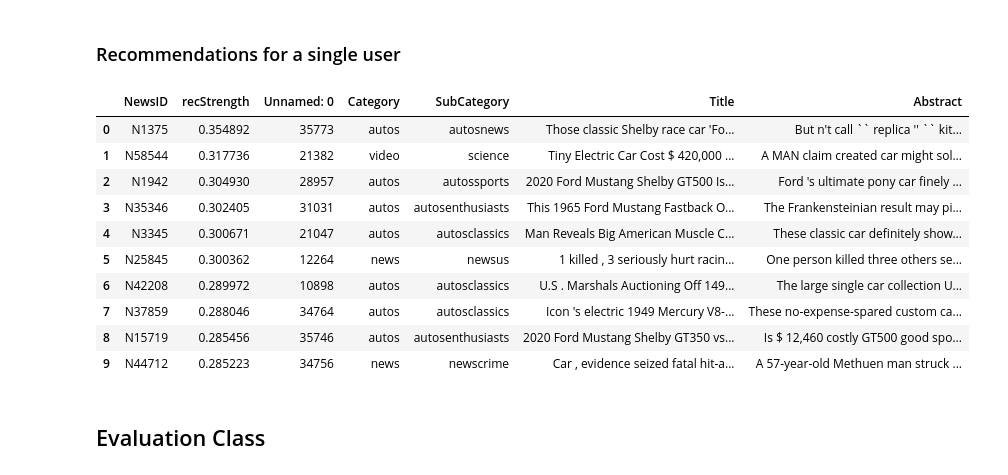
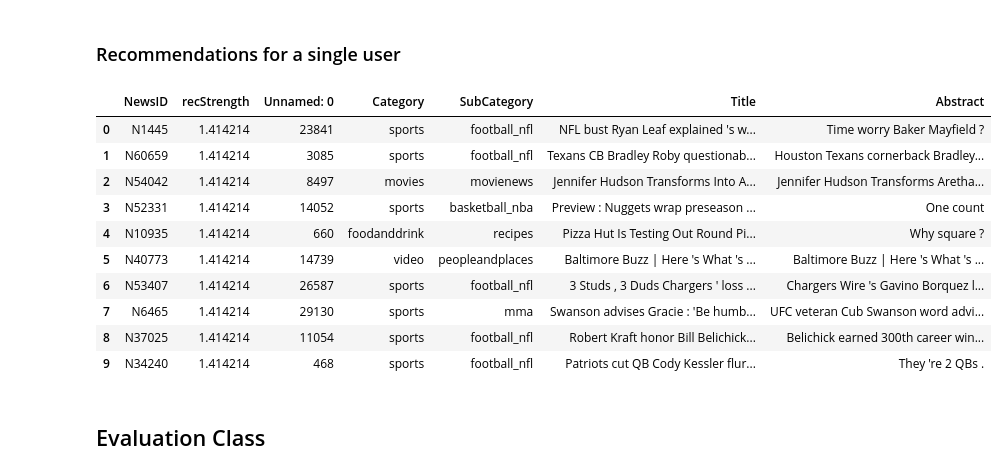
Before and after one commit to Vozak16/UCU_AI_Course_Project, a Jupyter notebook: 2. Content Based Recommender.ipynb, the cells around one changed output. Cells and saved outputs as stored; diff of their text form; code cells hidden in the pictures.

Commit message:
added different metrics for distance measurement in CB

```diff
--- a/2. Content Based Recommender.ipynb
+++ b/2. Content Based Recommender.ipynb
@@ -234,5 +297,5 @@ pd.DataFrame(sorted(zip(tfidf_feature_names,
 # %%
-class ContentBasedRecommender:
+class ContentBasedRecommenderCosineSimilarity:
     MODEL_NAME = 'Content-Based'
 
     def __init__(self, items_df=None):
@@ -271,25 +334,63 @@ class ContentBasedRecommender:
 
         return recommendations_df
 
-content_based_recommender_model = ContentBasedRecommender(filtered_articles)
+class ContentBasedRecommenderEuclidean(ContentBasedRecommenderCosineSimilarity):
+
+    def _get_similar_items_to_user_profile(self, person_id, topn=1000):
+        # Computes the cosine similarity between the user profile and all item profiles
+        euclidean_similarities = euclidean_distances(user_profiles[person_id], tfidf_matrix)
+        # Gets the top similar items
+        similar_indices = euclidean_similarities.argsort().flatten()[-topn:]
+        # Sort the similar items by similarity
+        similar_items = sorted([(item_ids[i], euclidean_similarities[0,i]) for i in similar_indices], key=lambda x: -x[1])
+        return similar_items
+
+class ContentBasedRecommenderManhattan(ContentBasedRecommenderCosineSimilarity):
+
+    def _get_similar_items_to_user_profile(self, person_id, topn=1000):
+        # Computes the cosine similarity between the user profile and all item profiles
+        manhattan_similarities = manhattan_distances(user_profiles[person_id], tfidf_matrix)
+        # Gets the top similar items
+        similar_indices = manhattan_similarities.argsort().flatten()[-topn:]
+        # Sort the similar items by similarity
+        similar_items = sorted([(item_ids[i], manhattan_similarities[0,i]) for i in similar_indices], key=lambda x: -x[1])
+        return similar_items
+
+class ContentBasedRecommenderPolynomialKernel(ContentBasedRecommenderCosineSimilarity):
+
+    def _get_similar_items_to_user_profile(self, person_id, topn=1000):
+        # Computes the cosine similarity between the user profile and all item profiles
+        polynomial_similarities = polynomial_kernel(user_profiles[person_id], tfidf_matrix)
+        # Gets the top similar items
+        similar_indices = polynomial_similarities.argsort().flatten()[-topn:]
+        # Sort the similar items by similarity
+        similar_items = sorted([(item_ids[i], polynomial_similarities[0,i]) for i in similar_indices], key=lambda x: -x[1])
+        return similar_items
+
+
+content_based_recommender_model_cosine = ContentBasedRecommenderCosineSimilarity(filtered_articles)
+content_based_recommender_model_euclidean = ContentBasedRecommenderEuclidean(filtered_articles)
+content_based_recommender_model_manhattan = ContentBasedRecommenderManhattan(filtered_articles)
+content_based_recommender_model_polynomial_kernel = ContentBasedRecommenderPolynomialKernel(filtered_articles)
 # %% [markdown]
 ### Recommendations for a single user
 # %%
-recs = content_based_recommender_model.recommend_items(my_user_id)
+recs_cos = content_based_recommender_model_cosine.recommend_items(my_user_id)
+recs = content_based_recommender_model_euclidean.recommend_items(my_user_id)
 recs.set_index('NewsID')
 pd.merge(recs, filtered_articles)
 # %% [output]
 |  | NewsID | recStrength | Unnamed: 0 | Category | SubCategory | Title | Abstract |
-| 0 | N1375 | 0.354892 | 35773 | autos | autosnews | Those classic Shelby race car 'Fo... | But n't call `` replica '' `` kit... |
-| 1 | N58544 | 0.317736 | 21382 | video | science | Tiny Electric Car Cost $ 420,000 ... | A MAN claim created car might sol... |
-| 2 | N1942 | 0.304930 | 28957 | autos | autossports | 2020 Ford Mustang Shelby GT500 Is... | Ford 's ultimate pony car finely ... |
-| 3 | N35346 | 0.302405 | 31031 | autos | autosenthusiasts | This 1965 Ford Mustang Fastback O... | The Frankensteinian result may pi... |
-| 4 | N3345 | 0.300671 | 21047 | autos | autosclassics | Man Reveals Big American Muscle C... | These classic car definitely show... |
-| 5 | N25845 | 0.300362 | 12264 | news | newsus | 1 killed , 3 seriously hurt racin... | One person killed three others se... |
-| 6 | N42208 | 0.289972 | 10898 | autos | autosclassics | U.S . Marshals Auctioning Off 149... | The large single car collection U... |
-| 7 | N37859 | 0.288046 | 34764 | autos | autosclassics | Icon 's electric 1949 Mercury V8-... | These no-expense-spared custom ca... |
-| 8 | N15719 | 0.285456 | 35746 | autos | autosenthusiasts | 2020 Ford Mustang Shelby GT350 vs... | Is $ 12,460 costly GT500 good spo... |
-| 9 | N44712 | 0.285223 | 34756 | news | newscrime | Car , evidence seized fatal hit-a... | A 57-year-old Methuen man struck ... |
+| 0 | N1445 | 1.414214 | 23841 | sports | football_nfl | NFL bust Ryan Leaf explained 's w... | Time worry Baker Mayfield ? |
+| 1 | N60659 | 1.414214 | 3085 | sports | football_nfl | Texans CB Bradley Roby questionab... | Houston Texans cornerback Bradley... |
+| 2 | N54042 | 1.414214 | 8497 | movies | movienews | Jennifer Hudson Transforms Into A... | Jennifer Hudson Transforms Aretha... |
+| 3 | N52331 | 1.414214 | 14052 | sports | basketball_nba | Preview : Nuggets wrap preseason ... | One count |
+| 4 | N10935 | 1.414214 | 660 | foodanddrink | recipes | Pizza Hut Is Testing Out Round Pi... | Why square ? |
+| 5 | N40773 | 1.414214 | 14739 | video | peopleandplaces | Baltimore Buzz | Here 's What 's ... | Baltimore Buzz | Here 's What 's ... |
+| 6 | N53407 | 1.414214 | 26587 | sports | football_nfl | 3 Studs , 3 Duds Chargers ' loss ... | Chargers Wire 's Gavino Borquez l... |
+| 7 | N6465 | 1.414214 | 29130 | sports | mma | Swanson advises Gracie : 'Be humb... | UFC veteran Cub Swanson word advi... |
+| 8 | N37025 | 1.414214 | 11054 | sports | football_nfl | Robert Kraft honor Bill Belichick... | Belichick earned 300th career win... |
+| 9 | N34240 | 1.414214 | 468 | sports | football_nfl | Patriots cut QB Cody Kessler flur... | They 're 2 QBs . |
 # %% [markdown]
 ## Evaluation Class
 # %%
```
Also changed, not shown: parts of 23 cells of this notebook.
